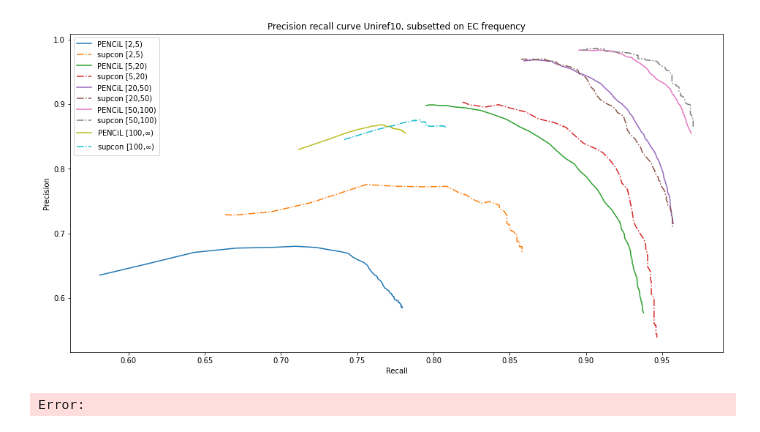
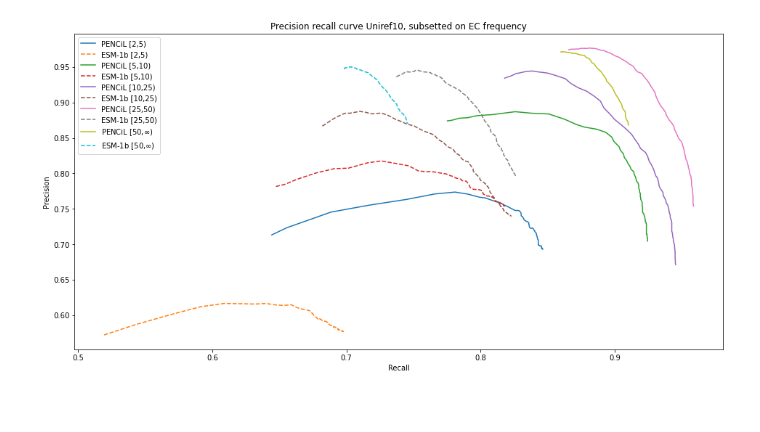
Before and after one commit to tttianhao/CLEAN, a Jupyter notebook: notebook/plot_prc_subset.ipynb, the cells around one changed output. Cells and saved outputs as stored; diff of their text form; code cells hidden in the pictures; blank space fills up the shorter version.

```diff
--- a/notebook/plot_prc_subset.ipynb
+++ b/notebook/plot_prc_subset.ipynb
@@ -11,7 +11,7 @@ for bin in range(5):
     pencil_recall = np.zeros((5,100))
     for i in range(5):
         #uniref10_test_split_0_curate_subset0_prc_result
-        result_file = open('../eval/subset/subset1to5/uniref10_test_split_' + str(i) + '_curate_subset' + str(bin) +'_prc_result.csv','r')
+        result_file = open('../eval/subset/uniref10/triplet/uniref10_test_split_' + str(i) + '_curate_subset' + str(bin) +'_prc_result.csv','r')
         csvreader = csv.reader(result_file, delimiter = ',')
         for j, rows in enumerate(csvreader):
             if j > 0:
@@ -28,7 +28,7 @@ for bin in range(5):
     esm_recall = np.zeros((5,100))
     for i in range(5):
         #uniref10_test_split_0_curate_subset0_prc_result
-        result_file = open('../eval/subset/subset1to5/uniref10_test_split_' + str(i) + '_curate_subset' + str(bin) +'_prc_esm_result.csv','r')
+        result_file = open('../eval/subset/uniref10/esm/uniref10_test_split_' + str(i) + '_curate_subset' + str(bin) +'_prc_esm_result.csv','r')
         csvreader = csv.reader(result_file, delimiter = ',')
         for j, rows in enumerate(csvreader):
             if j > 0:
@@ -56,35 +87,34 @@ for bin in range(5):
 # %%
 fig = plt.figure(figsize=(16, 8))
 
 plt.plot(np.mean(subset_pencil_recall[0], axis=0), np.mean(subset_pencil_precision[0], axis=0), label = 'PENCiL [2,5) ')
-#plt.plot(np.mean(subset_esm_recall[0], axis=0), np.mean(subset_esm_precision[0], axis=0), '--', label = 'ESM-1b [2,5)')
-plt.plot(np.mean(subset_supcon_recall[0], axis=0), np.mean(subset_supcon_precision[0], axis=0), '-.', label = 'supcon [2,5)')
+plt.plot(np.mean(subset_esm_recall[0], axis=0), np.mean(subset_esm_precision[0], axis=0), '--', label = 'ESM-1b [2,5)')
+#plt.plot(np.mean(subset_supcon_recall[0], axis=0), np.mean(subset_supcon_precision[0], axis=0), '-.', label = 'supcon [2,5)')
 
-plt.plot(np.mean(subset_pencil_recall[1], axis=0), np.mean(subset_pencil_precision[1], axis=0), label = 'PENCiL [5,20)')
-#plt.plot(np.mean(subset_esm_recall[1], axis=0), np.mean(subset_esm_precision[1], axis=0), '--', label = 'ESM-1b [5,20)')
-plt.plot(np.mean(subset_supcon_recall[1], axis=0), np.mean(subset_supcon_precision[1], axis=0), '-.', label = 'supcon [5,20)')
+plt.plot(np.mean(subset_pencil_recall[1], axis=0), np.mean(subset_pencil_precision[1], axis=0), label = 'PENCiL [5,10)')
+plt.plot(np.mean(subset_esm_recall[1], axis=0), np.mean(subset_esm_precision[1], axis=0), '--', label = 'ESM-1b [5,10)')
+#plt.plot(np.mean(subset_supcon_recall[1], axis=0), np.mean(subset_supcon_precision[1], axis=0), '-.', label = 'supcon [5,10)')
 
-plt.plot(np.mean(subset_pencil_recall[2], axis=0), np.mean(subset_pencil_precision[2], axis=0), label = 'PENCiL [20,50)')
-#plt.plot(np.mean(subset_esm_recall[2], axis=0), np.mean(subset_esm_precision[2], axis=0), '--', label = 'ESM-1b [20,50)')
-plt.plot(np.mean(subset_supcon_recall[2], axis=0), np.mean(subset_supcon_precision[2], axis=0), '-.', label = 'supcon [20,50)')
+plt.plot(np.mean(subset_pencil_recall[2], axis=0), np.mean(subset_pencil_precision[2], axis=0), label = 'PENCiL [10,25)')
+plt.plot(np.mean(subset_esm_recall[2], axis=0), np.mean(subset_esm_precision[2], axis=0), '--', label = 'ESM-1b [10,25)')
+#plt.plot(np.mean(subset_supcon_recall[2], axis=0), np.mean(subset_supcon_precision[2], axis=0), '-.', label = 'supcon [10,25)')
 
-plt.plot(np.mean(subset_pencil_recall[3], axis=0), np.mean(subset_pencil_precision[3], axis=0), label = 'PENCiL [50,100)')
-#plt.plot(np.mean(subset_esm_recall[3], axis=0), np.mean(subset_esm_precision[3], axis=0), '--', label = 'ESM-1b [50,100)')
-plt.plot(np.mean(subset_supcon_recall[3], axis=0), np.mean(subset_supcon_precision[3], axis=0), '-.', label = 'supcon [50,100)')
+plt.plot(np.mean(subset_pencil_recall[3], axis=0), np.mean(subset_pencil_precision[3], axis=0), label = 'PENCiL [25,50)')
+plt.plot(np.mean(subset_esm_recall[3], axis=0), np.mean(subset_esm_precision[3], axis=0), '--', label = 'ESM-1b [25,50)')
+#plt.plot(np.mean(subset_supcon_recall[3], axis=0), np.mean(subset_supcon_precision[3], axis=0), '-.', label = 'supcon [25,50)')
 
-plt.plot(np.mean(subset_pencil_recall[4], axis=0), np.mean(subset_pencil_precision[4], axis=0), label = 'PENCiL [100,$\infty$)')
-#plt.plot(np.mean(subset_esm_recall[4], axis=0), np.mean(subset_esm_precision[4], axis=0), '--', label = 'ESM-1b [100,$\infty$)')
-plt.plot(np.mean(subset_supcon_recall[4], axis=0), np.mean(subset_supcon_precision[4], axis=0), '-.', label = 'supcon [100,$\infty$)')
+plt.plot(np.mean(subset_pencil_recall[4], axis=0), np.mean(subset_pencil_precision[4], axis=0), label = 'PENCiL [50,$\infty$)')
+plt.plot(np.mean(subset_esm_recall[4], axis=0), np.mean(subset_esm_precision[4], axis=0), '--', label = 'ESM-1b [50,$\infty$)')
+#plt.plot(np.mean(subset_supcon_recall[4], axis=0), np.mean(subset_supcon_precision[4], axis=0), '-.', label = 'supcon [50,$\infty$)')
 
 
 plt.xlabel('Recall')
 plt.ylabel('Precision')
 plt.title('Precision recall curve Uniref10, subsetted on EC frequency')
 plt.legend()
 plt.show()
 # %% [output]
-[figure, old version]
+[figure, new version]
-Error:
 # %%
 # fig = plt.figure(figsize=(12, 6))
 
```
Also changed, not shown: parts of 2 cells of this notebook, 4 other files.
